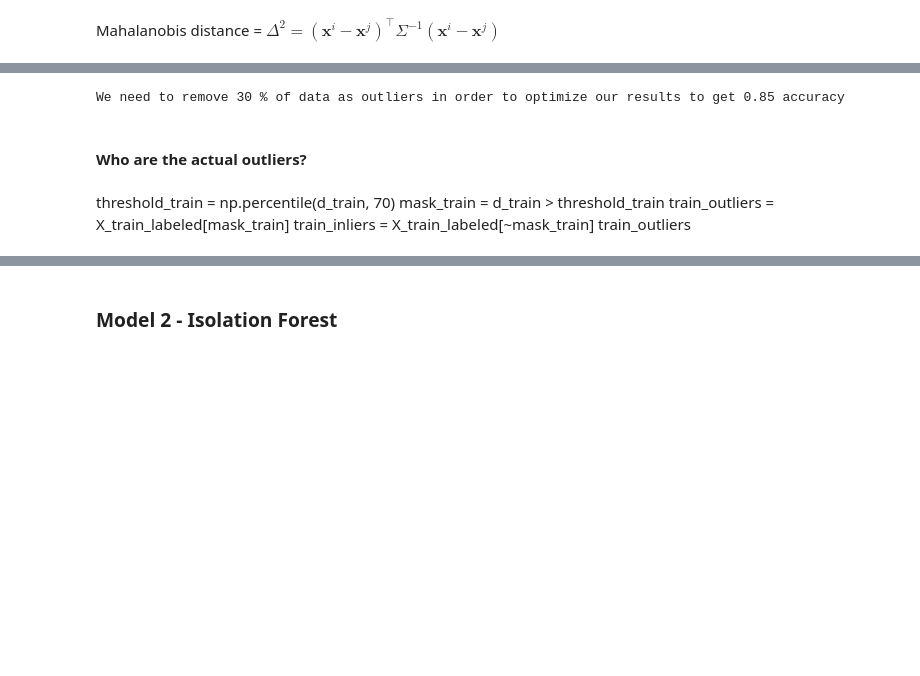
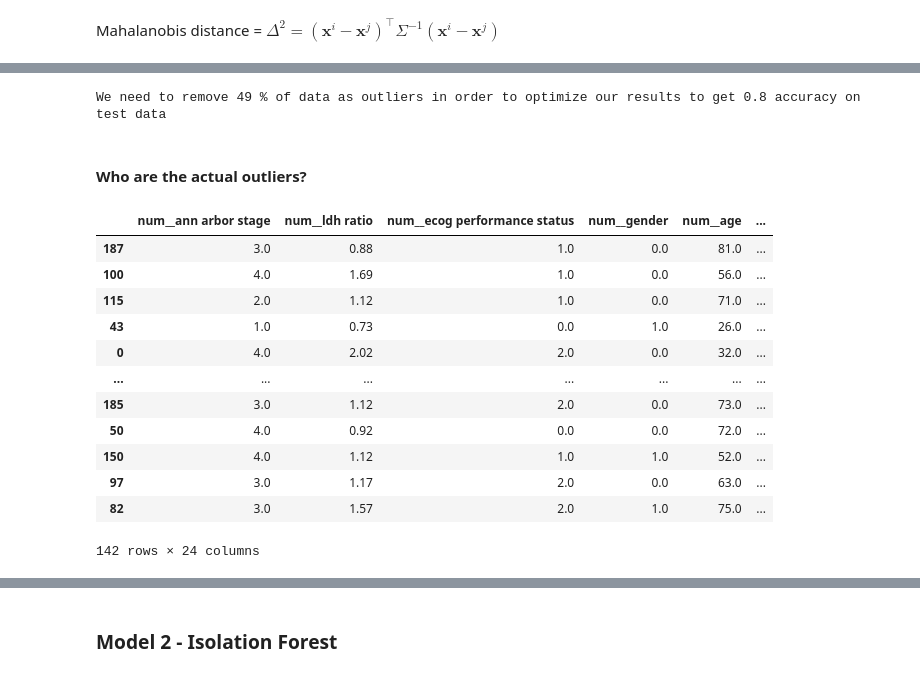
Before and after one commit to tamarshnirer/Anomality_Detection_in_Lymphoma_Patients, a Jupyter notebook: Untitled.ipynb, the cells around one changed output, grey strips where cells are left out. Saved outputs shown, nothing was run; the diff lists cells and outputs as text; code cells hidden in the pictures; blank space fills up the shorter version.

```diff
--- a/Untitled.ipynb
+++ b/Untitled.ipynb
@@ -1120,16 +1097,30 @@ plt.show()
 # %%
 max_test_accuracy_idx = test_rslt.index(max(test_rslt))
-print("We need to remove", 100 - range(50,100)[max_test_accuracy_idx] ,"% of data as outliers in order to optimize our results to get", round(max(test_rslt),2), "accuracy")
+print("We need to remove", 100 - range(50,100)[max_test_accuracy_idx] ,"% of data as outliers in order to optimize our results to get", round(max(test_rslt),2), "accuracy on test data")
 # %% [output]
-We need to remove 30 % of data as outliers in order to optimize our results to get 0.85 accuracy
+We need to remove 49 % of data as outliers in order to optimize our results to get 0.8 accuracy on test data
 # %% [markdown]
 #### Who are the actual outliers?
-# %% [markdown]
-threshold_train = np.percentile(d_train,  70)
-mask_train = d_train > threshold_train
-train_outliers = X_train_labeled[mask_train]
-train_inliers = X_train_labeled[~mask_train]
-train_outliers
+# %%
+threshold_train = np.percentile(d_train,  range(50,100)[max_test_accuracy_idx])
+mask_train = d_train > threshold_train
+train_outliers = X_train_labeled[mask_train]
+train_inliers = X_train_labeled[mask_train]
+train_outliers
+# %% [output]
+|  | num__ann arbor stage | num__ldh ratio | num__ecog performance status | num__gender | num__age | ... |
+| 187 | 3.0 | 0.88 | 1.0 | 0.0 | 81.0 | ... |
+| 100 | 4.0 | 1.69 | 1.0 | 0.0 | 56.0 | ... |
+| 115 | 2.0 | 1.12 | 1.0 | 0.0 | 71.0 | ... |
+| 43 | 1.0 | 0.73 | 0.0 | 1.0 | 26.0 | ... |
+| 0 | 4.0 | 2.02 | 2.0 | 0.0 | 32.0 | ... |
+| ... | ... | ... | ... | ... | ... | ... |
+| 185 | 3.0 | 1.12 | 2.0 | 0.0 | 73.0 | ... |
+| 50 | 4.0 | 0.92 | 0.0 | 0.0 | 72.0 | ... |
+| 150 | 4.0 | 1.12 | 1.0 | 1.0 | 52.0 | ... |
+| 97 | 3.0 | 1.17 | 2.0 | 0.0 | 63.0 | ... |
+| 82 | 3.0 | 1.57 | 2.0 | 1.0 | 75.0 | ... |
+142 rows × 24 columns
 # %%
 pca = PCA(n_components=2)
 two_feat_inliers = pca.fit_transform(train_inliers)
```
Also changed, not shown: parts of 22 cells of this notebook.
